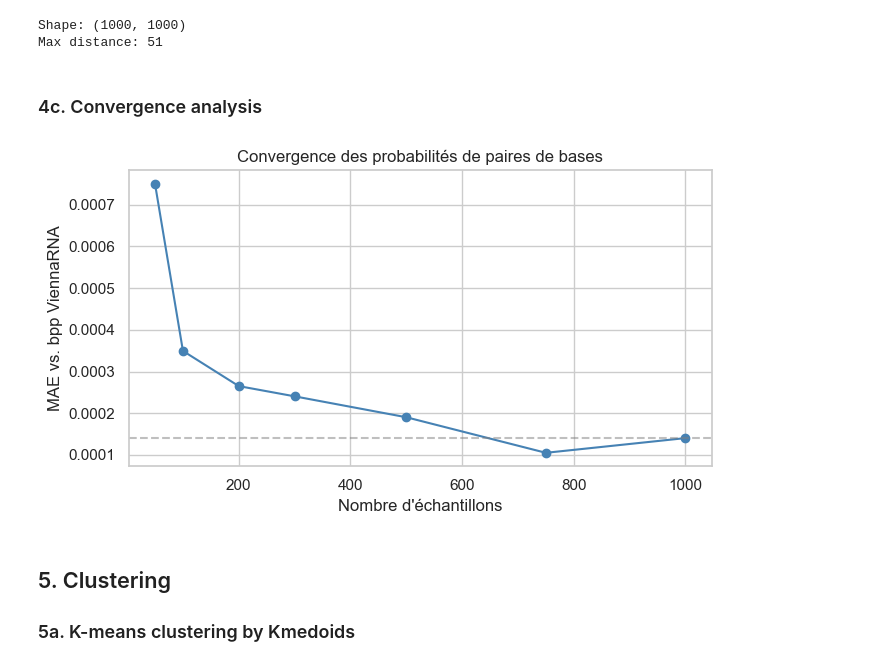
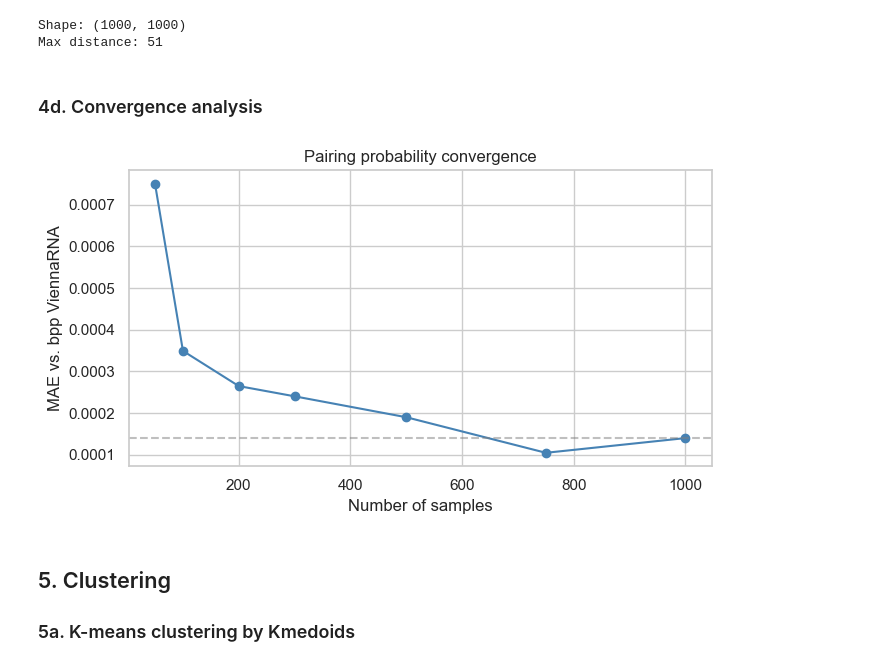
Before and after one commit to beline-y/Clustering-of-RNA-structures, a Jupyter notebook: clustering_rna_structures.ipynb, the cells around one changed output. Saved outputs shown, nothing was run; the diff lists cells and outputs as text; code cells hidden in the pictures.

```diff
--- a/clustering_rna_structures.ipynb
+++ b/clustering_rna_structures.ipynb
@@ -388,32 +387,30 @@ print(f"Max distance: {dist_bp.max():.0f}")
 Shape: (1000, 1000)
 Max distance: 51
 # %% [markdown]
-### 4c. Convergence analysis
+### 4d. Convergence analysis
 # %%
 sample_sizes = [50, 100, 200, 300, 500, 750, 1000]
 all_structs = df_samples["structure"].tolist()
 
-# Matrice de référence = ViennaRNA bpp (vérité terrain)
 bpp_ref = np.array(fc.bpp())[1:, 1:]
 
 errors = []
 for n in sample_sizes:
     subset = all_structs[:n]
     emp_matrix = probability_matrix(subset)
-    # Erreur = MAE entre matrice empirique et référence ViennaRNA
     mae = np.mean(np.abs(emp_matrix - bpp_ref))
     errors.append(mae)
 
 plt.figure(figsize=(7, 4))
 plt.plot(sample_sizes, errors, marker="o", color="steelblue")
-plt.xlabel("Nombre d'échantillons")
+plt.xlabel("Number of samples")
 plt.ylabel("MAE vs. bpp ViennaRNA")
-plt.title("Convergence des probabilités de paires de bases")
+plt.title("Pairing probability convergence")
 plt.axhline(errors[-1], linestyle="--", color="gray", alpha=0.5)
 plt.tight_layout()
 plt.show()
 # %% [output]
-[figure, old version]
+[figure, new version]
 # %% [markdown]
 ## 5. Clustering
 
```
Also changed, not shown: parts of 2 cells of this notebook.
